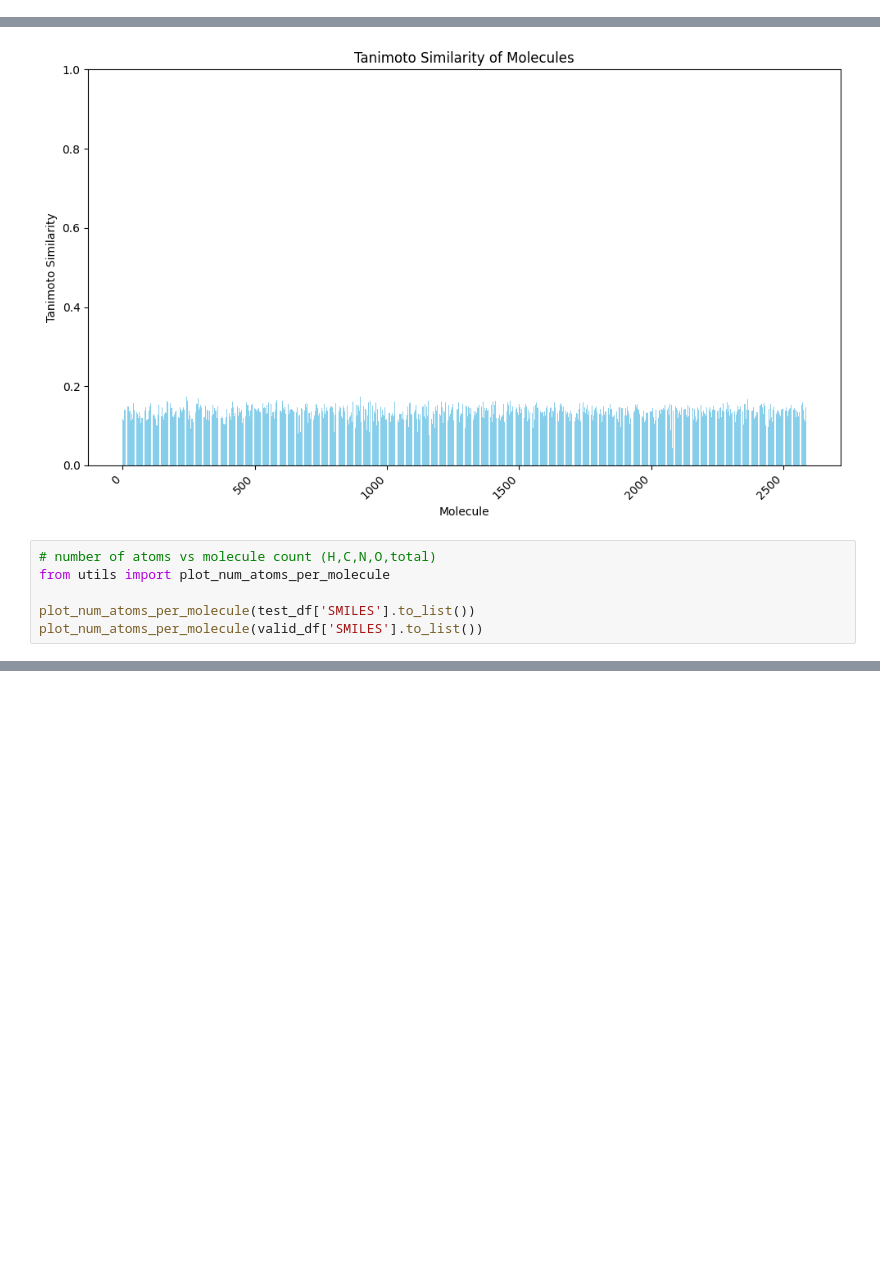
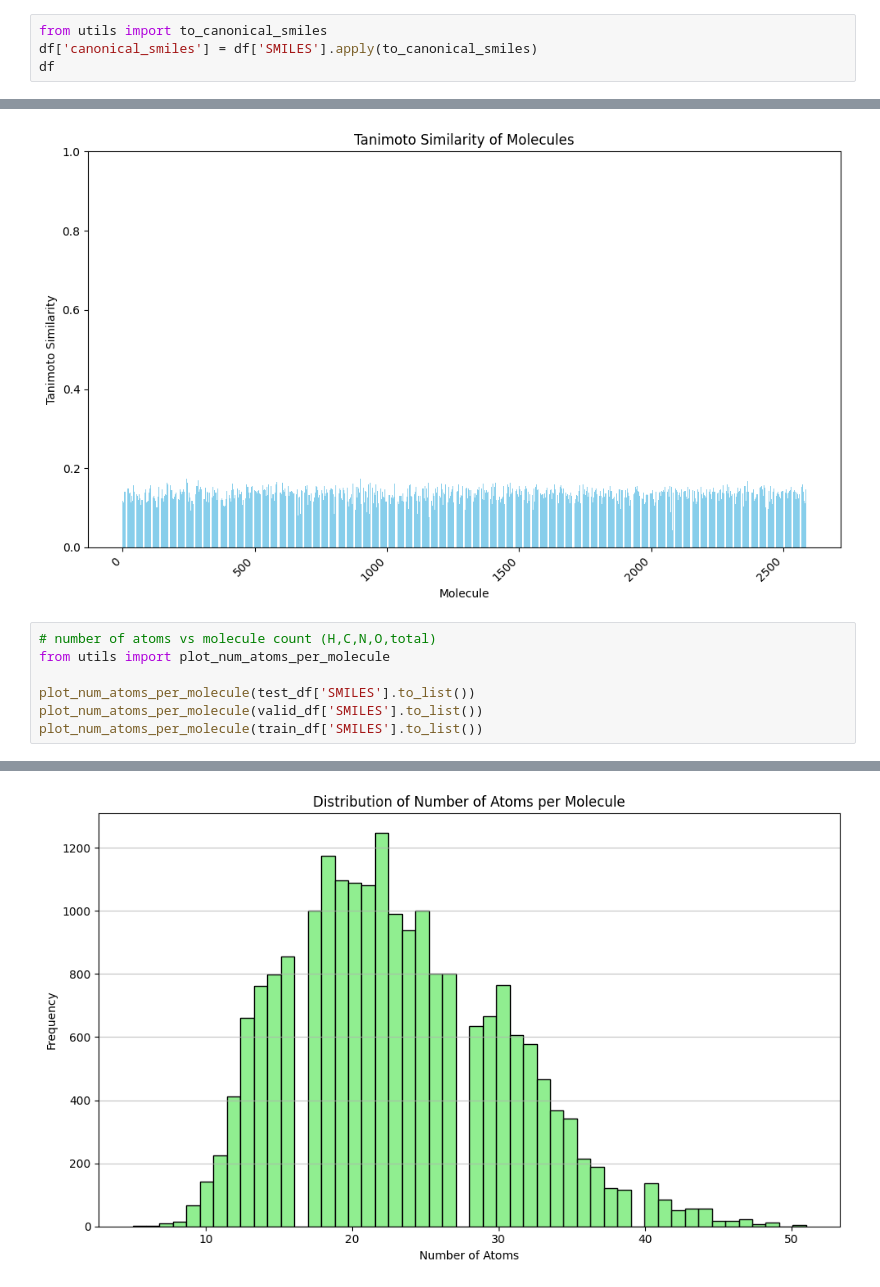
Before and after one commit to AlexanderGzyl/HPLC_ML_Leaderboard, a Jupyter notebook: ml/dataanalysis/data_split_eda.ipynb, the cells around one changed output, grey strips where cells are left out. Saved outputs shown, nothing was run; the diff lists cells and outputs as text; blank space fills up the shorter version.

```diff
--- a/ml/dataanalysis/data_split_eda.ipynb
+++ b/ml/dataanalysis/data_split_eda.ipynb
@@ -40,0 +68,4 @@ df
+# %%
+from utils import to_canonical_smiles
+df['canonical_smiles'] = df['SMILES'].apply(to_canonical_smiles)
+df
@@ -124,12 +287,14 @@ plt.show()
 # %%
 # number of atoms vs molecule count (H,C,N,O,total)
 from utils import plot_num_atoms_per_molecule
 
 plot_num_atoms_per_molecule(test_df['SMILES'].to_list())
 plot_num_atoms_per_molecule(valid_df['SMILES'].to_list())
+plot_num_atoms_per_molecule(train_df['SMILES'].to_list())
 # %% [output]
 [figure]
 [figure]
+[figure, added]
 # %%
 # Sterogenic centers
 from utils import plot_stereogenic_centers_per_molecule
```
Also changed, not shown: parts of 19 cells of this notebook, 1 other file.
